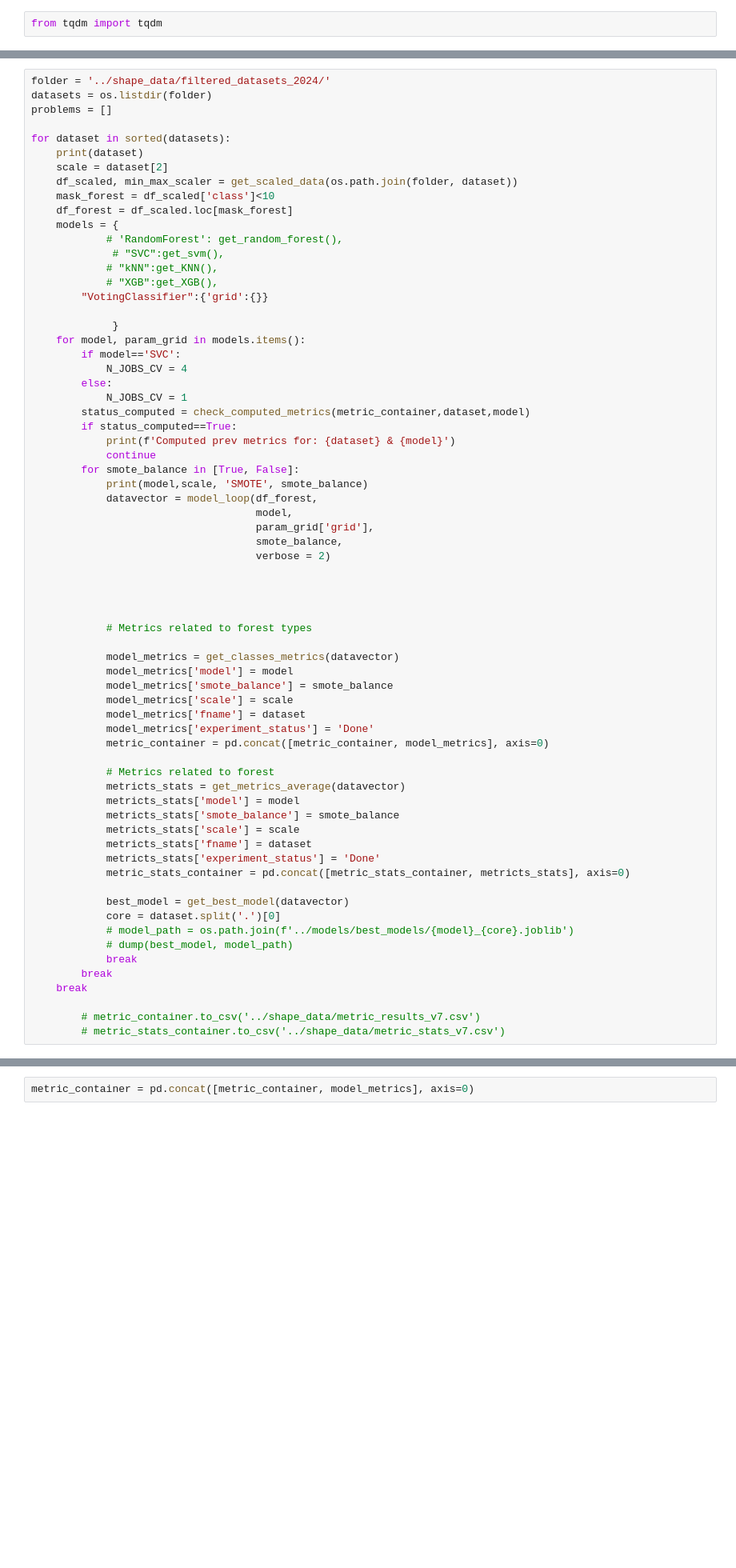
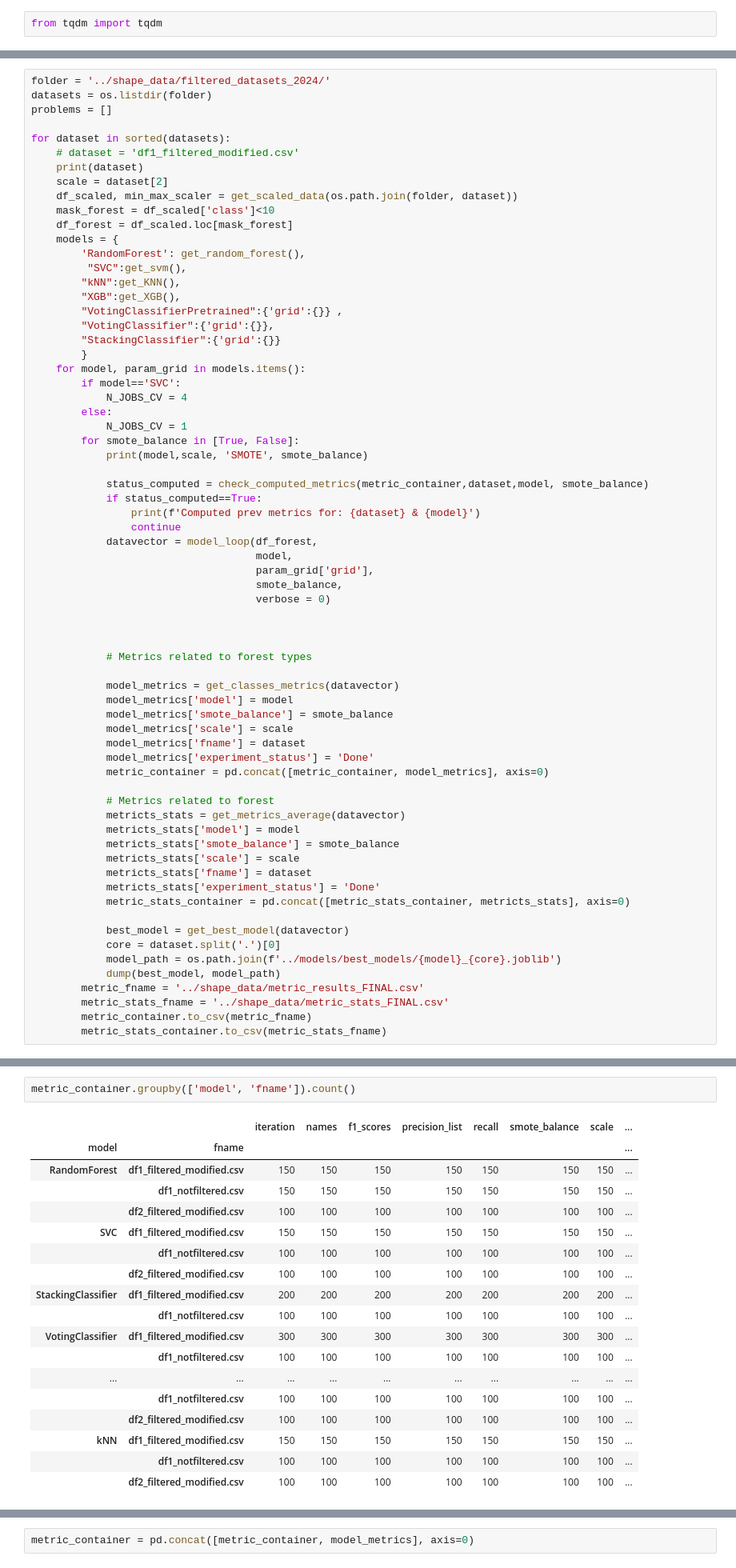
Before and after one commit to mishagrol/ForestMapping, a Jupyter notebook: notebooks/Paper_2024-Ensemble.ipynb, the cells around one changed output, grey strips where cells are left out. Shown at 80% size. Cells and saved outputs as stored; diff of their text form; blank space fills up the shorter version.

```diff
--- a/notebooks/Paper_2024-Ensemble.ipynb
+++ b/notebooks/Paper_2024-Ensemble.ipynb
@@ -477,36 +502,38 @@ datasets = os.listdir(folder)
 problems = []
 
 for dataset in sorted(datasets):
+    # dataset = 'df1_filtered_modified.csv'
     print(dataset)
     scale = dataset[2]
     df_scaled, min_max_scaler = get_scaled_data(os.path.join(folder, dataset))
     mask_forest = df_scaled['class']<10
     df_forest = df_scaled.loc[mask_forest]
     models = {
-            # 'RandomForest': get_random_forest(),
-             # "SVC":get_svm(),
-            # "kNN":get_KNN(),
-            # "XGB":get_XGB(),
-        "VotingClassifier":{'grid':{}}
-
-             }
+        'RandomForest': get_random_forest(),
+         "SVC":get_svm(),
+        "kNN":get_KNN(),
+        "XGB":get_XGB(),
+        "VotingClassifierPretrained":{'grid':{}} ,
+        "VotingClassifier":{'grid':{}},
+        "StackingClassifier":{'grid':{}}
+        }
     for model, param_grid in models.items():
         if model=='SVC':
             N_JOBS_CV = 4
         else:
             N_JOBS_CV = 1
-        status_computed = check_computed_metrics(metric_container,dataset,model)
-        if status_computed==True:
-            print(f'Computed prev metrics for: {dataset} & {model}')
-            continue
         for smote_balance in [True, False]:
             print(model,scale, 'SMOTE', smote_balance)
+
+            status_computed = check_computed_metrics(metric_container,dataset,model, smote_balance)
+            if status_computed==True:
+                print(f'Computed prev metrics for: {dataset} & {model}')
+                continue
             datavector = model_loop(df_forest,
                                     model,
                                     param_grid['grid'],
                                     smote_balance,
-                                    verbose = 2)
-
+                                    verbose = 0)
 
 
 
@@ -531,13 +558,11 @@ for dataset in sorted(datasets):
 
             best_model = get_best_model(datavector)
             core = dataset.split('.')[0]
-            # model_path = os.path.join(f'../models/best_models/{model}_{core}.joblib')
-            # dump(best_model, model_path)
-            break
-        break
-    break
-
-        # metric_container.to_csv('../shape_data/metric_results_v7.csv')
-        # metric_stats_container.to_csv('../shape_data/metric_stats_v7.csv')
+            model_path = os.path.join(f'../models/best_models/{model}_{core}.joblib')
+            dump(best_model, model_path)
+        metric_fname = '../shape_data/metric_results_FINAL.csv'
+        metric_stats_fname = '../shape_data/metric_stats_FINAL.csv'
+        metric_container.to_csv(metric_fname)
+        metric_stats_container.to_csv(metric_stats_fname)
 # %% [output]
 df1_filtered_modified.csv
@@ -580,3 +597,24 @@ model_metrics
+# %%
+metric_container.groupby(['model', 'fname']).count()
+# %% [output]
+|  |  | iteration | names | f1_scores | precision_list | recall | smote_balance | scale | ... |
+| model | fname |  |  |  |  |  |  |  | ... |
+| RandomForest | df1_filtered_modified.csv | 150 | 150 | 150 | 150 | 150 | 150 | 150 | ... |
+|  | df1_notfiltered.csv | 150 | 150 | 150 | 150 | 150 | 150 | 150 | ... |
+|  | df2_filtered_modified.csv | 100 | 100 | 100 | 100 | 100 | 100 | 100 | ... |
+| SVC | df1_filtered_modified.csv | 150 | 150 | 150 | 150 | 150 | 150 | 150 | ... |
+|  | df1_notfiltered.csv | 100 | 100 | 100 | 100 | 100 | 100 | 100 | ... |
+|  | df2_filtered_modified.csv | 100 | 100 | 100 | 100 | 100 | 100 | 100 | ... |
+| StackingClassifier | df1_filtered_modified.csv | 200 | 200 | 200 | 200 | 200 | 200 | 200 | ... |
+|  | df1_notfiltered.csv | 100 | 100 | 100 | 100 | 100 | 100 | 100 | ... |
+| VotingClassifier | df1_filtered_modified.csv | 300 | 300 | 300 | 300 | 300 | 300 | 300 | ... |
+|  | df1_notfiltered.csv | 100 | 100 | 100 | 100 | 100 | 100 | 100 | ... |
+| ... | ... | ... | ... | ... | ... | ... | ... | ... | ... |
+|  | df1_notfiltered.csv | 100 | 100 | 100 | 100 | 100 | 100 | 100 | ... |
+|  | df2_filtered_modified.csv | 100 | 100 | 100 | 100 | 100 | 100 | 100 | ... |
+| kNN | df1_filtered_modified.csv | 150 | 150 | 150 | 150 | 150 | 150 | 150 | ... |
+|  | df1_notfiltered.csv | 100 | 100 | 100 | 100 | 100 | 100 | 100 | ... |
+|  | df2_filtered_modified.csv | 100 | 100 | 100 | 100 | 100 | 100 | 100 | ... |
 # %%
 model_metrics
 import seaborn as sns
```
Also changed, not shown: parts of 10 cells of this notebook, 2 other files.
